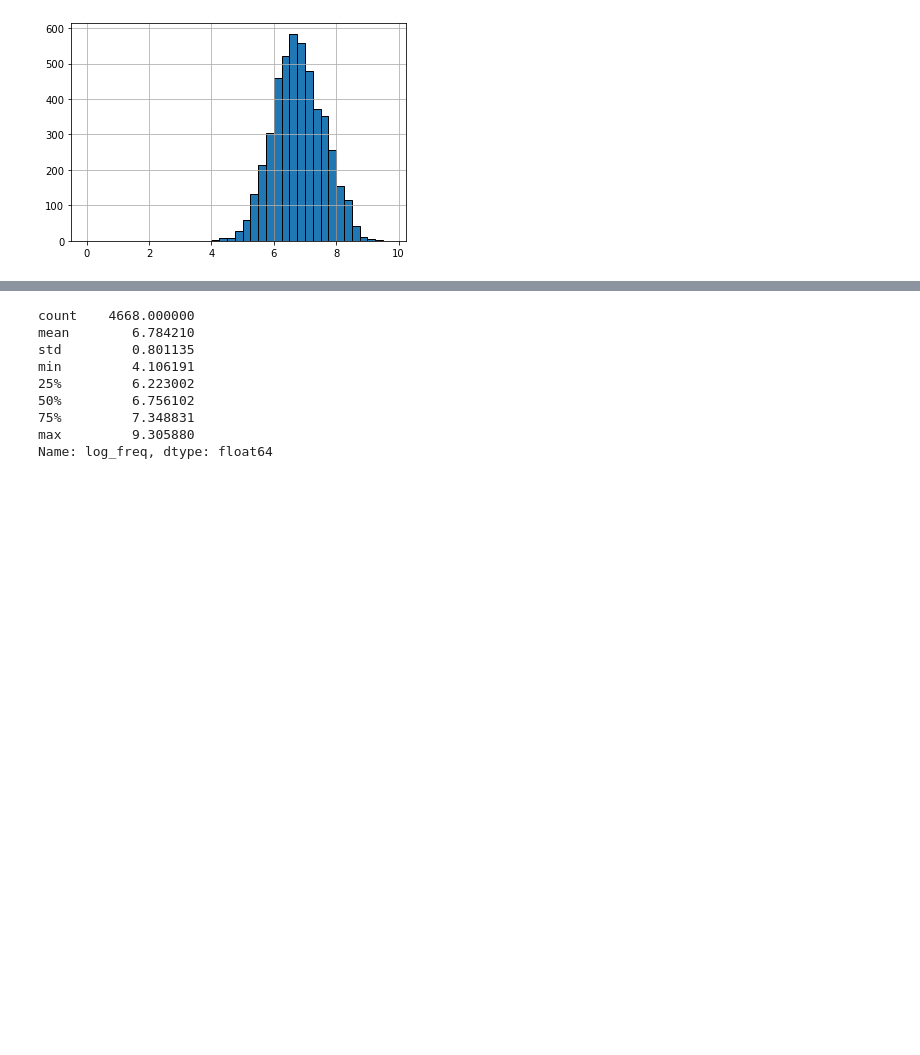
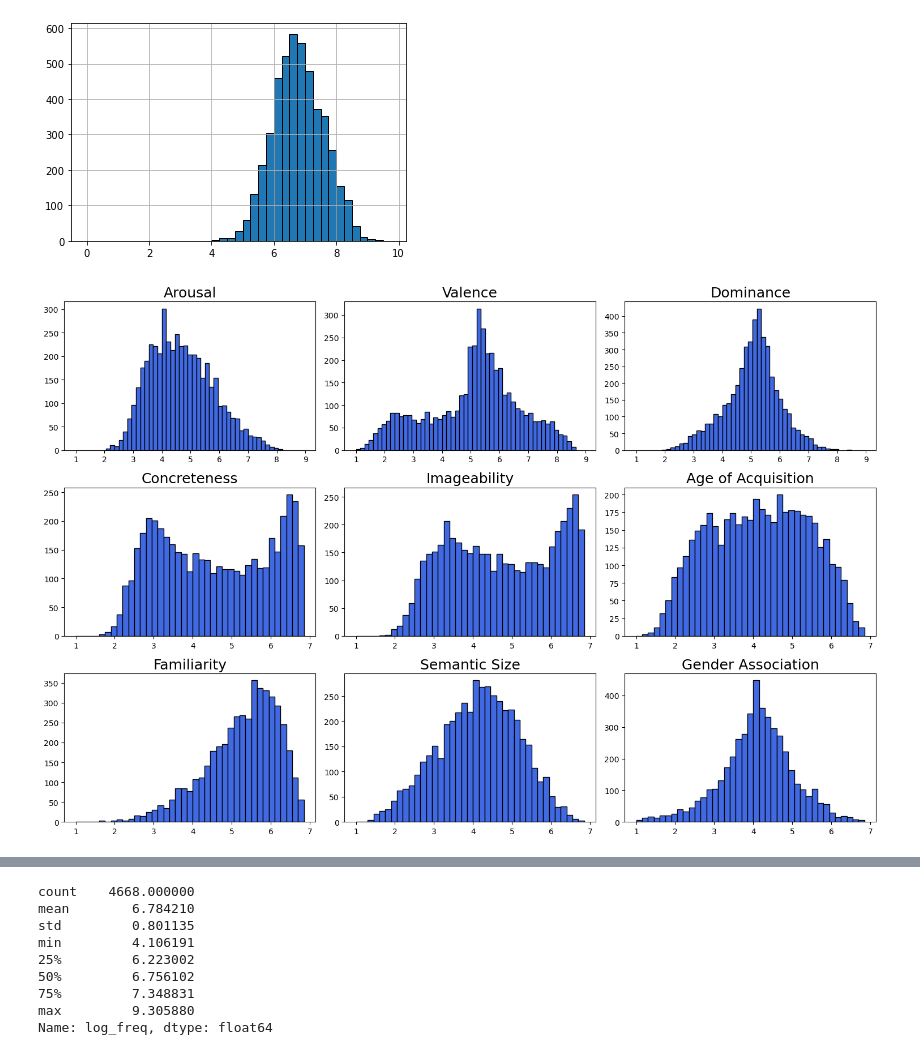
Before and after one commit to michelepapucci/data-mining-project, a Jupyter notebook: data_understanding.ipynb, the cells around one changed output, grey strips where cells are left out. Drawn from its saved outputs; the diff is of its cells as text; code cells hidden in the pictures; blank space fills up the shorter version.

```diff
--- a/data_understanding.ipynb
+++ b/data_understanding.ipynb
@@ -81,3 +78,29 @@ df['log_freq'].hist(bins=np.arange(0,10,0.25), edgecolor='k')
 plt.show()
 # %% [output]
 [figure]
+# %%
+fig, axs = plt.subplots(3,3,figsize=(15,10))
+
+axs[0][0].hist(df['arousal'],bins=np.arange(1,9,0.15), color='royalblue', edgecolor='k')
+axs[0][0].set_title('Arousal', fontsize=18)
+axs[0][1].hist(df['valence'],bins=np.arange(1,9,0.15), color='royalblue', edgecolor='k')
+axs[0][1].set_title('Valence', fontsize=18)
+axs[0][2].hist(df['dominance'],bins=np.arange(1,9,0.15), color='royalblue', edgecolor='k')
+axs[0][2].set_title('Dominance', fontsize=18)
+axs[1][0].hist(df['concreteness'],bins=np.arange(1,7,0.15), color='royalblue', edgecolor='k')
+axs[1][0].set_title('Concreteness', fontsize=18)
+axs[1][1].hist(df['imageability'],bins=np.arange(1,7,0.15), color='royalblue', edgecolor='k')
+axs[1][1].set_title('Imageability', fontsize=18)
+axs[1][2].hist(df['aoa'],bins=np.arange(1,7,0.15), color='royalblue', edgecolor='k')
+axs[1][2].set_title('Age of Acquisition', fontsize=18)
+axs[2][0].hist(df['familiarity'],bins=np.arange(1,7,0.15), color='royalblue', edgecolor='k')
+axs[2][0].set_title('Familiarity', fontsize=18)
+axs[2][1].hist(df['semsize'],bins=np.arange(1,7,0.15), color='royalblue', edgecolor='k')
+axs[2][1].set_title('Semantic Size', fontsize=18)
+axs[2][2].hist(df['gender'],bins=np.arange(1,7,0.15), color='royalblue', edgecolor='k')
+axs[2][2].set_title('Gender Association', fontsize=18)
+fig.set_dpi(100)
+fig.tight_layout()
+plt.show()
+# %% [output]
+[figure, added]
```
Also changed, not shown: parts of 19 cells of this notebook, 2 other files.
